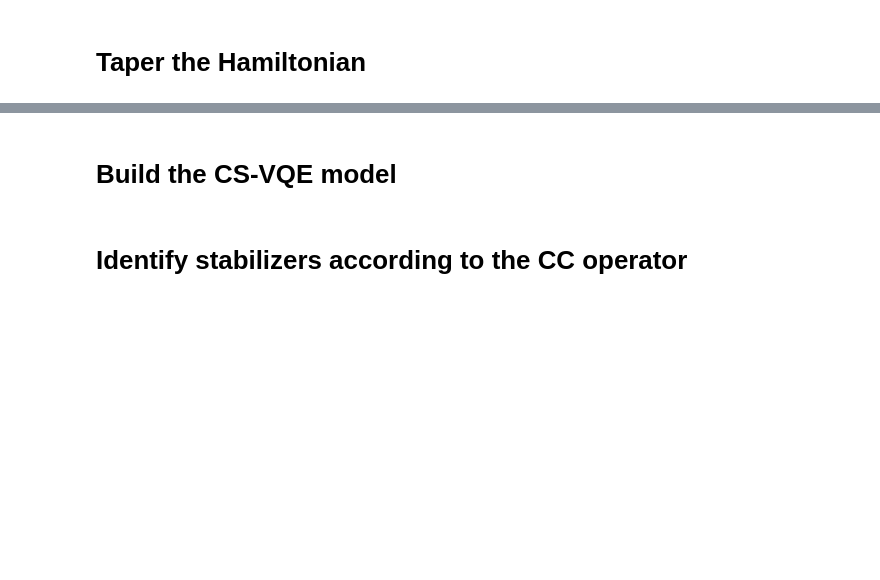
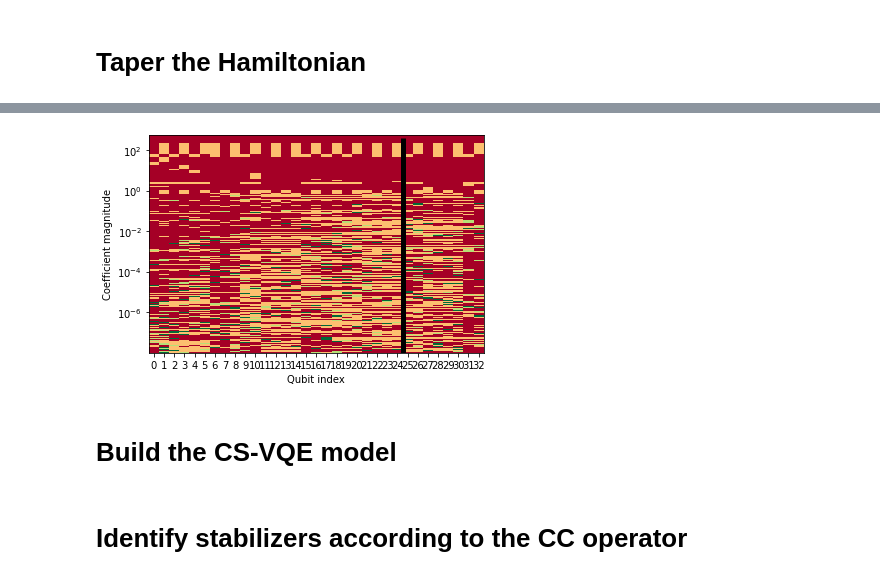
Before and after one commit to UCL-CCS/symmer, a Jupyter notebook: notebooks/draft/CS-VQE_HOMO-LUMO_biasing.ipynb, the cells around one changed output, grey strips where cells are left out. Drawn from its saved outputs; the diff is of its cells as text; code cells hidden in the pictures; blank space fills up the shorter version.

```diff
--- a/notebooks/draft/CS-VQE_HOMO-LUMO_biasing.ipynb
+++ b/notebooks/draft/CS-VQE_HOMO-LUMO_biasing.ipynb
@@ -112,3 +130,22 @@ The tapered Hartree-Fock state is  1.0000000000 |1111110000>
+# %%
+HL_gap = np.where(hf_tapered==0)[0][0]-.5
+x = np.arange(ham_tap.n_qubits)
+y = abs(ham_tap.sort().coeff_vec) #np.arange(molecule.H_q.n_terms)
+z = (2*ham_tap.sort().X_block + ham_tap.sort().Z_block)
+fig, axis = plt.subplots()
+
+c = axis.pcolormesh(
+    x, y, z, cmap='RdYlGn',
+    vmin=0, vmax=3, shading='auto'
+)
+axis.vlines(HL_gap, min(y), max(y), lw=5, color='black')
+axis.set_xticks(x)
+axis.set_yscale('log')
+axis.set_xlabel('Qubit index')
+axis.set_ylabel('Coefficient magnitude')
+plt.show()
+# %% [output]
+[figure, added]
 # %% [markdown]
 # Build the CS-VQE model
 # %%
```
Also changed, not shown: parts of 9 cells of this notebook, 3 other files.
